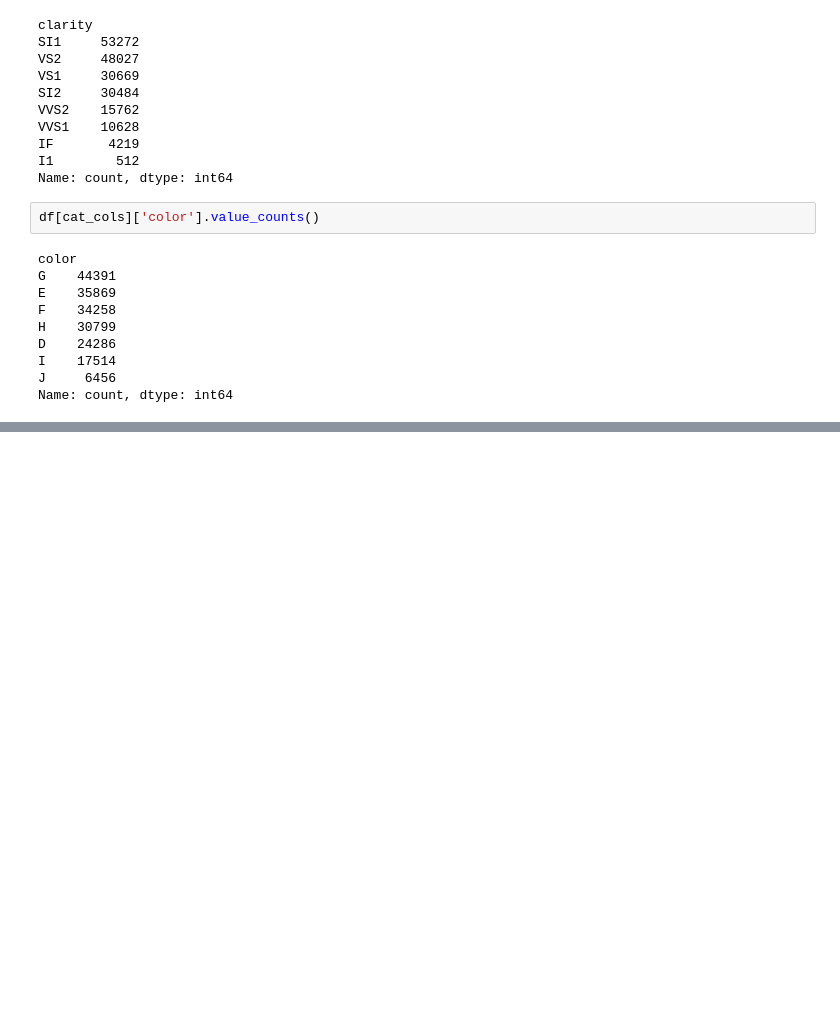
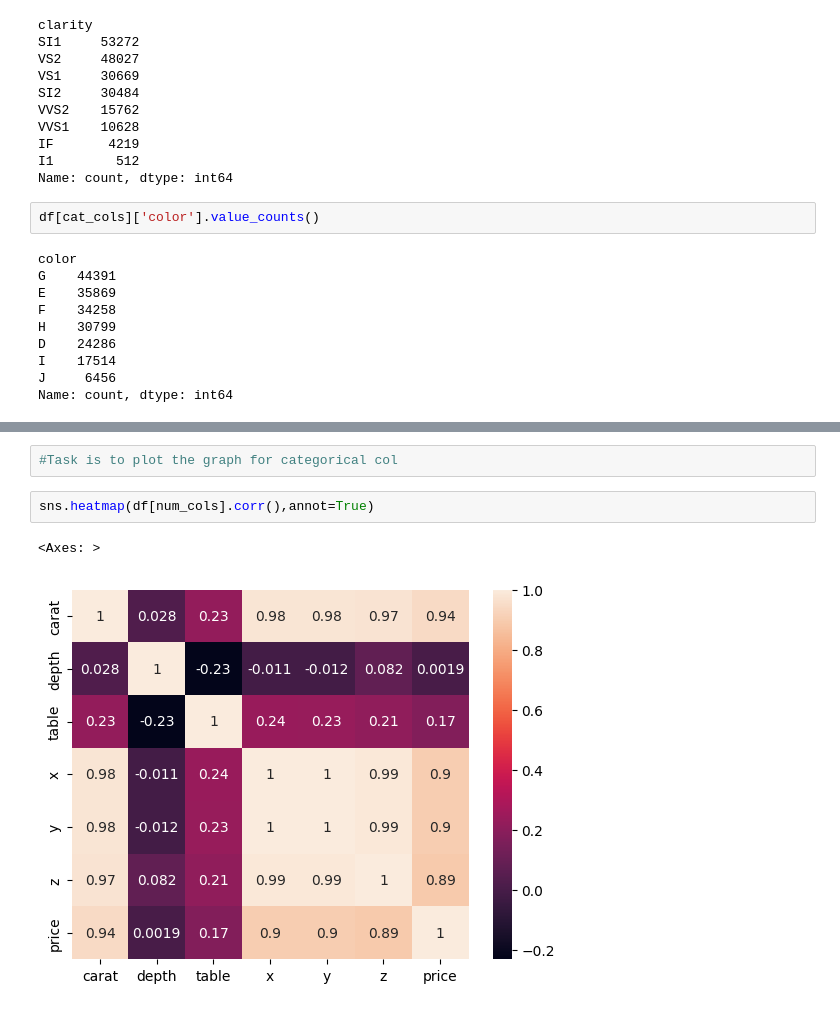
Before and after one commit to Krishnarjjun/EndtoEnd, a Jupyter notebook: notebooks/research.ipynb, the cells around one changed output, grey strips where cells are left out. Drawn from its saved outputs; the diff is of its cells as text; blank space fills up the shorter version.

```diff
--- a/notebooks/research.ipynb
+++ b/notebooks/research.ipynb
@@ -156,0 +175,7 @@ Name: count, dtype: int64
+# %%
+#Task is to plot the graph for categorical col
+# %%
+sns.heatmap(df[num_cols].corr(),annot=True)
+# %% [output]
+<Axes: >
+[figure, added]
```
Also changed, not shown: parts of 9 cells of this notebook, 1 other file.
